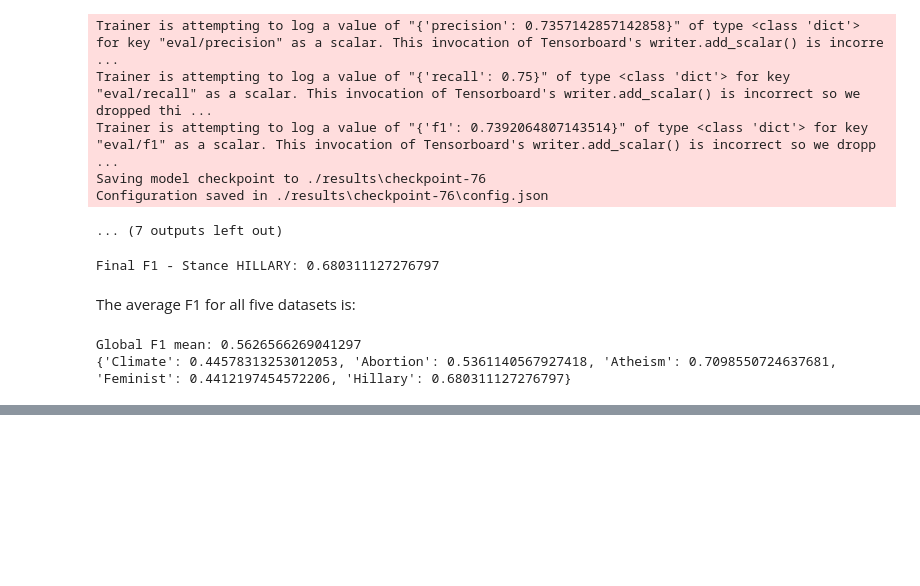
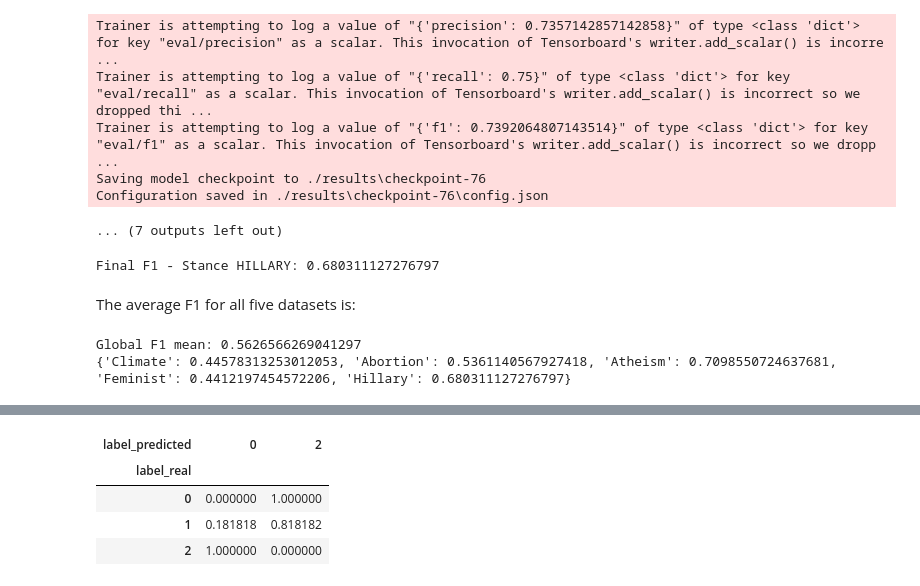
Before and after one commit to yzse/nlp-final-tweeteval, a Jupyter notebook: BERT and BERTweet.ipynb, the cells around one changed output, grey strips where cells are left out. Drawn from its saved outputs; the diff is of its cells as text; code cells hidden in the pictures; blank space fills up the shorter version.

```diff
--- a/BERT and BERTweet.ipynb
+++ b/BERT and BERTweet.ipynb
@@ -867,0 +1064,8 @@ train_dataset, val_dataset, test_dataset = raw_reader_and_tokenize("climate")
+# %%
+pd.crosstab(wrong_outcomes['label_real'], wrong_outcomes['label_predicted'], normalize='index')
+# %% [output]
+| label_predicted | 0 | 2 |
+| label_real |  |  |
+| 0 | 0.000000 | 1.000000 |
+| 1 | 0.181818 | 0.818182 |
+| 2 | 1.000000 | 0.000000 |
```
Also changed, not shown: parts of 18 cells of this notebook.
